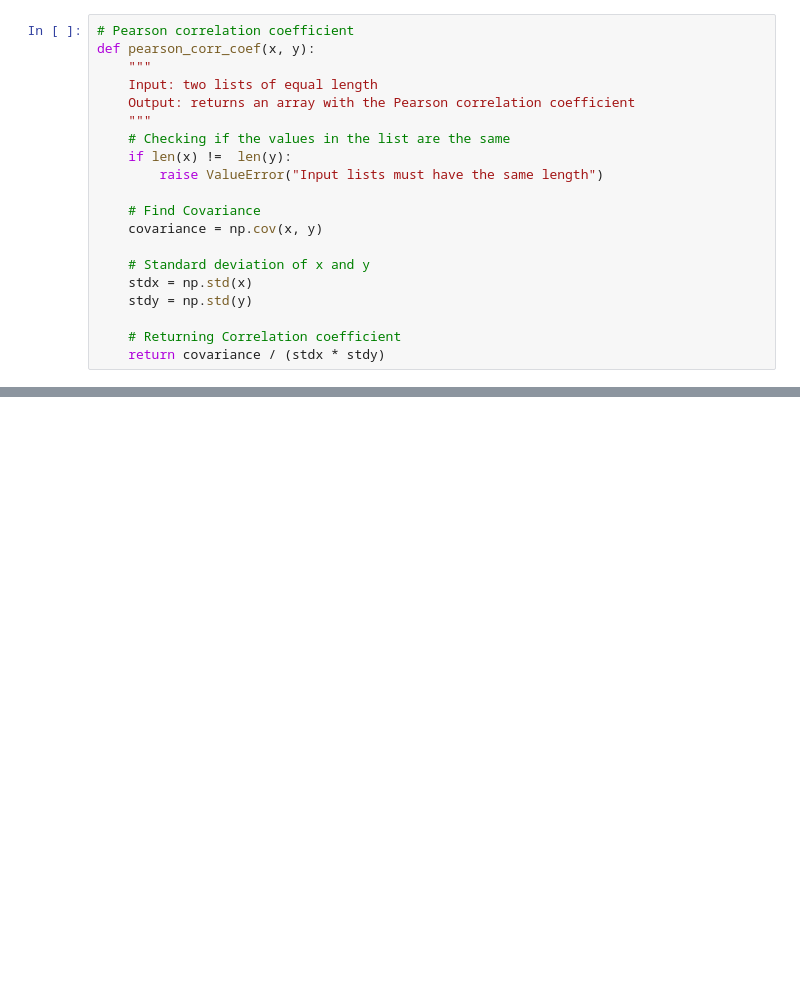
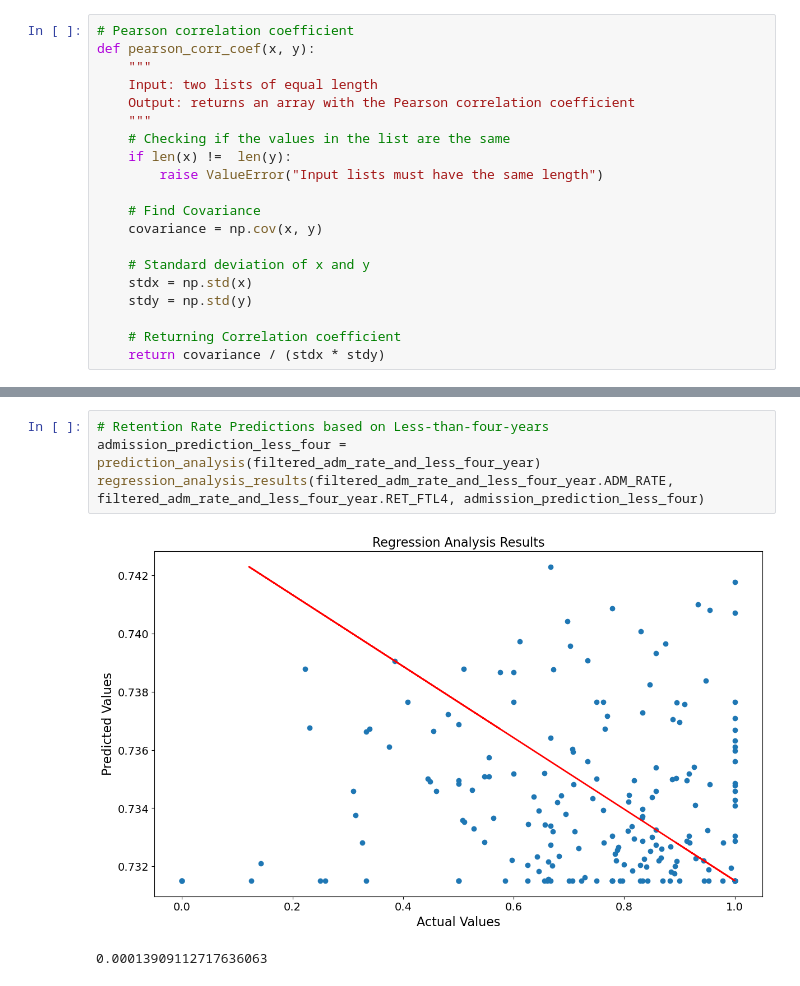
Before and after one commit to janetchoe/stat159-project, a Jupyter notebook: EDA.ipynb, the cells around one changed output, grey strips where cells are left out. Saved outputs shown, nothing was run; the diff lists cells and outputs as text; blank space fills up the shorter version.

```diff
--- a/EDA.ipynb
+++ b/EDA.ipynb
@@ -212,0 +259,7 @@ data.corr(ADM_RATE)
+# %%
+# Retention Rate Predictions based on Less-than-four-years
+admission_prediction_less_four = prediction_analysis(filtered_adm_rate_and_less_four_year)
+regression_analysis_results(filtered_adm_rate_and_less_four_year.ADM_RATE, filtered_adm_rate_and_less_four_year.RET_FTL4, admission_prediction_less_four)
+# %% [output]
+[figure, added]
+0.00013909112717636063
```
Also changed, not shown: parts of 12 cells of this notebook.
